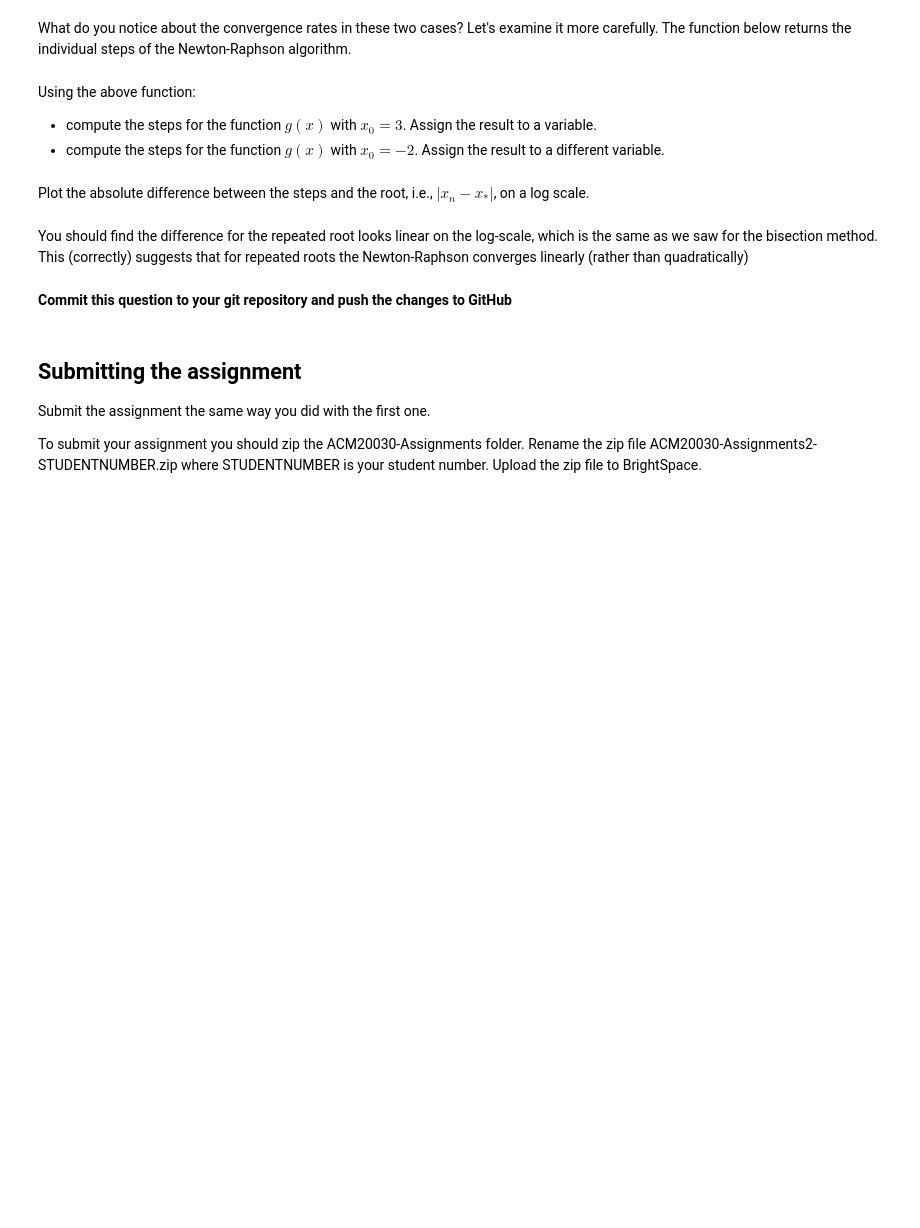
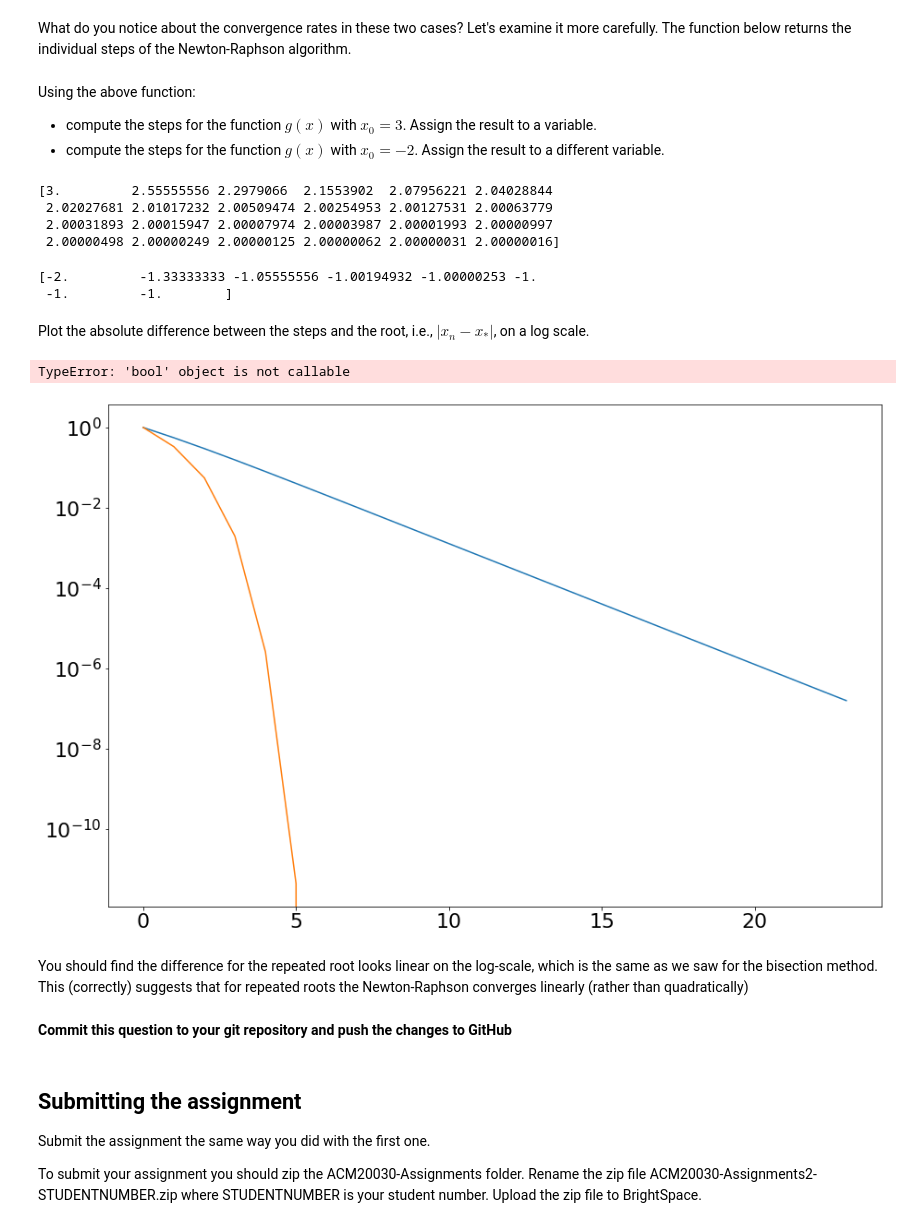
Before and after one commit to ConnorMcGoldrick/ACM20030-Assignments, a Jupyter notebook: Assignment-2.ipynb, the cells around one changed output. Cells and saved outputs as stored; diff of their text form; code cells hidden in the pictures; blank space fills up the shorter version.

```diff
--- a/Assignment-2.ipynb
+++ b/Assignment-2.ipynb
@@ -200,10 +208,6 @@ The Newton-Raphson method usual converges quadratically but it will converge mor
 Define the function $g(x) = (x-2)^2(x+1)$, and also define its derivative $g'(x)$. Plot the function from $x=-2\dots3$
 # %%
 def g(x):
-    return (x-2)**2*(x+1)
+    return x**3 -3*x**2 +4
 def dg(x):
-    return 3*(x-2)*x
-x = np.linspace(-2, 3, 100, endpoint = True)
-plt.plot(g(x), dg(x))
-
-#
+    return 3*x**2 -6*x
@@ -231,8 +255,33 @@ def FindRootNewtonRaphsonSteps(f, df, x0, tol):
 Using the above function:
 - compute the steps for the function $g(x)$ with  $x_0 = 3$. Assign the result to a variable.
 - compute the steps for the function $g(x)$ with  $x_0 = -2$. Assign the result to a different variable.
+# %%
+StepsFirstRoot = FindRootNewtonRaphsonSteps(g, dg, 3, 10**-12)
+print(StepsFirstRoot)
+# %% [output]
+[3.         2.55555556 2.2979066  2.1553902  2.07956221 2.04028844
+ 2.02027681 2.01017232 2.00509474 2.00254953 2.00127531 2.00063779
+ 2.00031893 2.00015947 2.00007974 2.00003987 2.00001993 2.00000997
+ 2.00000498 2.00000249 2.00000125 2.00000062 2.00000031 2.00000016]
+# %%
+StepsSecondRoot = FindRootNewtonRaphsonSteps(g, dg, -2, 10**-12)
+print(StepsSecondRoot)
+# %% [output]
+[-2.         -1.33333333 -1.05555556 -1.00194932 -1.00000253 -1.
+ -1.         -1.        ]
 # %% [markdown]
 Plot the absolute difference between the steps and the root, i.e., $|x_n - x_*|$, on a log scale.
+# %%
+#differences between steps and root
+y1 = np.abs(StepsFirstRoot - 2)
+y2 = np.abs(StepsSecondRoot + 1)
+plt.yscale("log")
+plt.plot(y1)
+plt.plot(y2)
+plt.grid(True)
+# %% [output]
+TypeError: 'bool' object is not callable
+[figure, added]
 # %% [markdown]
 You should find the difference for the repeated root looks linear on the log-scale, which is the same as we saw for the bisection method. This (correctly) suggests that for repeated roots the Newton-Raphson converges linearly (rather than quadratically)
 # %% [markdown]
```
Also changed, not shown: parts of 9 cells of this notebook.
